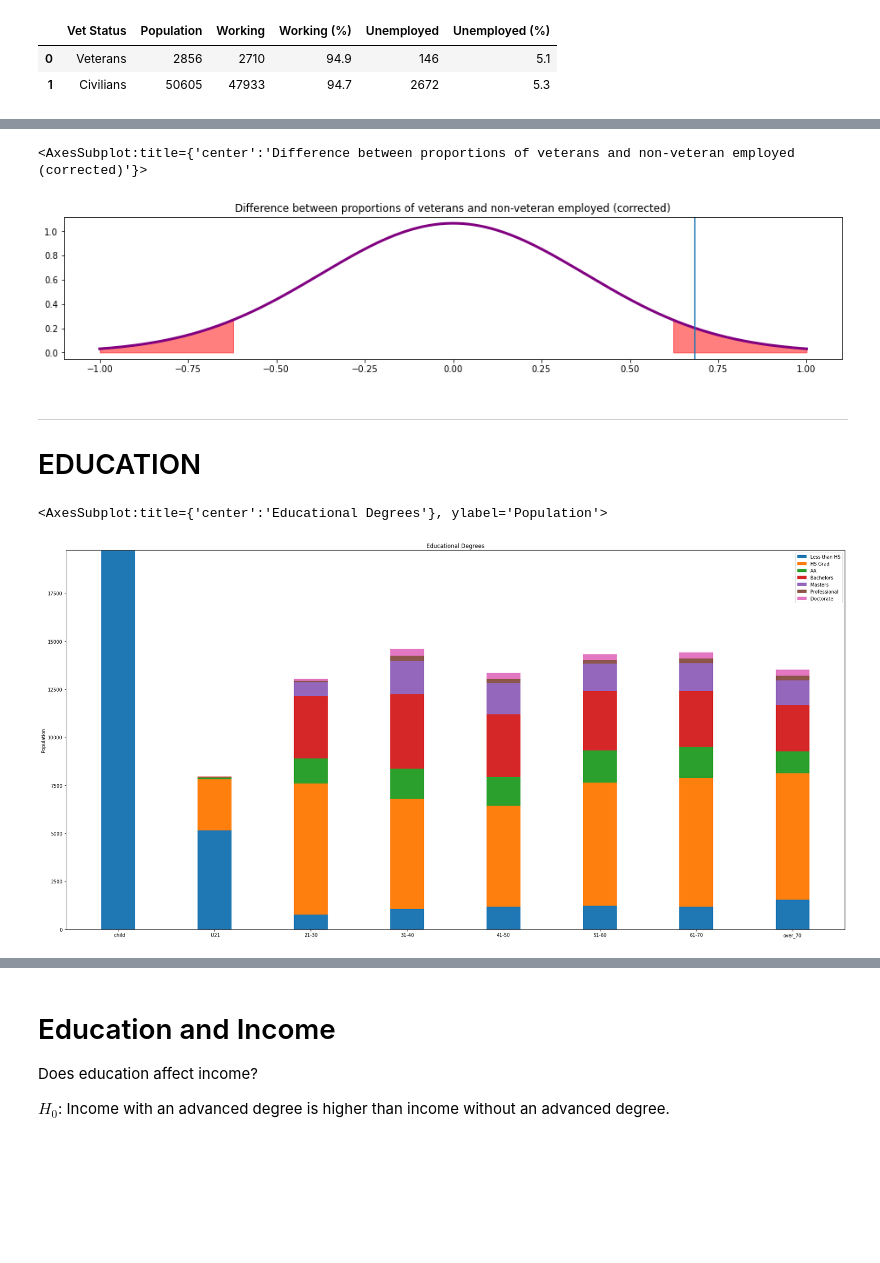
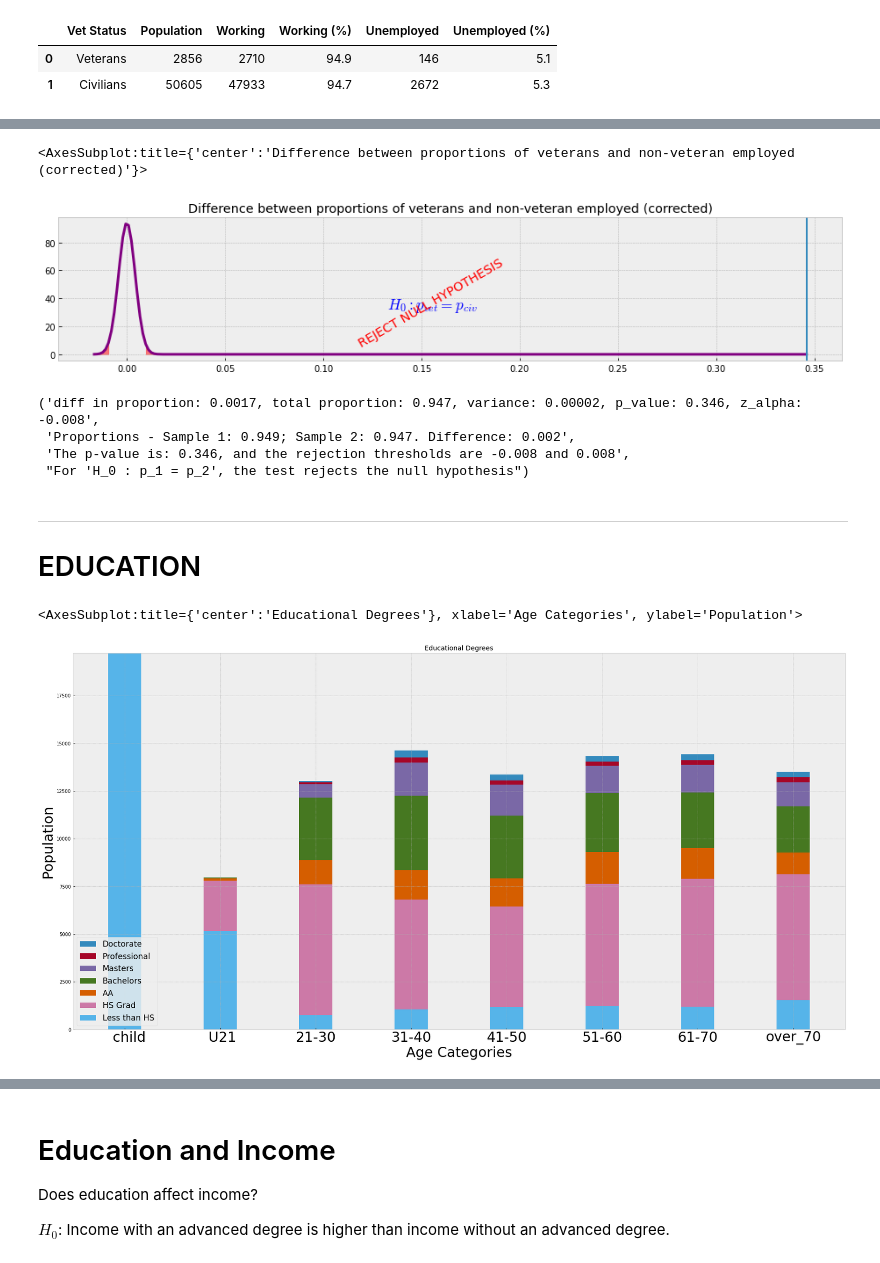
Before and after one commit to arcweld/DSI_Capstone_1, a Jupyter notebook: Cap1_final.ipynb, the cells around one changed output, grey strips where cells are left out. Drawn from its saved outputs; the diff is of its cells as text; code cells hidden in the pictures; blank space fills up the shorter version.

```diff
--- a/Cap1_final.ipynb
+++ b/Cap1_final.ipynb
@@ -20,6 +20,7 @@ import time
 %autoreload 2
 from src.datadict import dd_to_structure, ageGrouping, hh_income
 from src.quick_look import ql, quick_plot
-from src.script import welch_satterhwaithe_dof, pop_proportions_test, plot_test_results, plot_edu, plot_edu_pct
+from src.script import *
 
 plt.rcParams['figure.figsize'] = [30, 15]
+plt.style.use('bmh')
@@ -178,10 +201,17 @@ total_p, var, diff, p_value, z_alpha = pop_proportions_test(m, X, n, Y)
 # %%
 title = 'Difference between proportions of veterans and non-veteran employed (corrected)'
-fig, ax = plt.subplots(1, figsize=(16, 3))
-plot_test_results(ax, diff, p_value, title)
+savetofile = 'nilf_diff'
+plot_test_results(dist, p_value, title, savetofile, null_hypothesis)
 # %% [output]
 <AxesSubplot:title={'center':'Difference between proportions of veterans and non-veteran employed (corrected)'}>
-[figure, old version]
+[figure, new version]
+# %%
+test_report(m, X, n, Y)
+# %% [output]
+('diff in proportion: 0.0017, total proportion: 0.947, variance: 0.00002, p_value: 0.346, z_alpha: -0.008',
+ 'Proportions - Sample 1: 0.949; Sample 2: 0.947. Difference: 0.002',
+ 'The p-value is: 0.346, and the rejection thresholds are -0.008 and 0.008',
+ "For 'H_0 : p_1 = p_2', the test rejects the null hypothesis")
 # %% [markdown]
 ---
 
@@ -216,10 +246,8 @@ ORDER BY
 
 ed_pdf = spark.sql(query).toPandas()
 # %%
-fig, ax = plt.subplots()
-
-plot_edu(ax, ed_pdf)
+plot_edu(ed_pdf)
 # %% [output]
-<AxesSubplot:title={'center':'Educational Degrees'}, ylabel='Population'>
+<AxesSubplot:title={'center':'Educational Degrees'}, xlabel='Age Categories', ylabel='Population'>
-[figure, old version]
+[figure, new version]
 # %%
```
Also changed, not shown: parts of 28 cells of this notebook, 17 other files.
